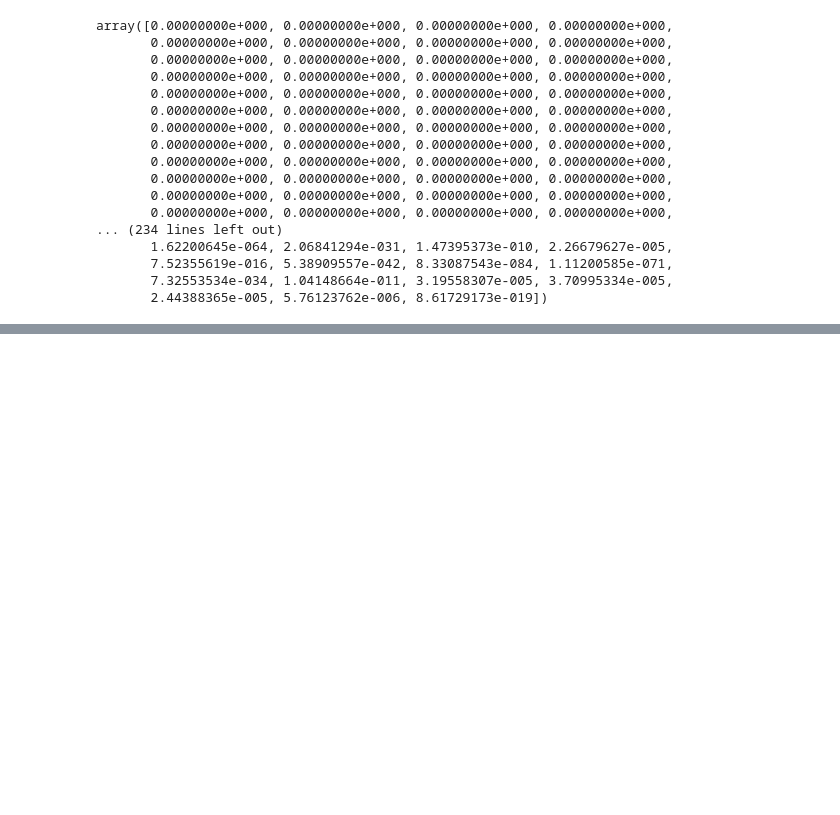
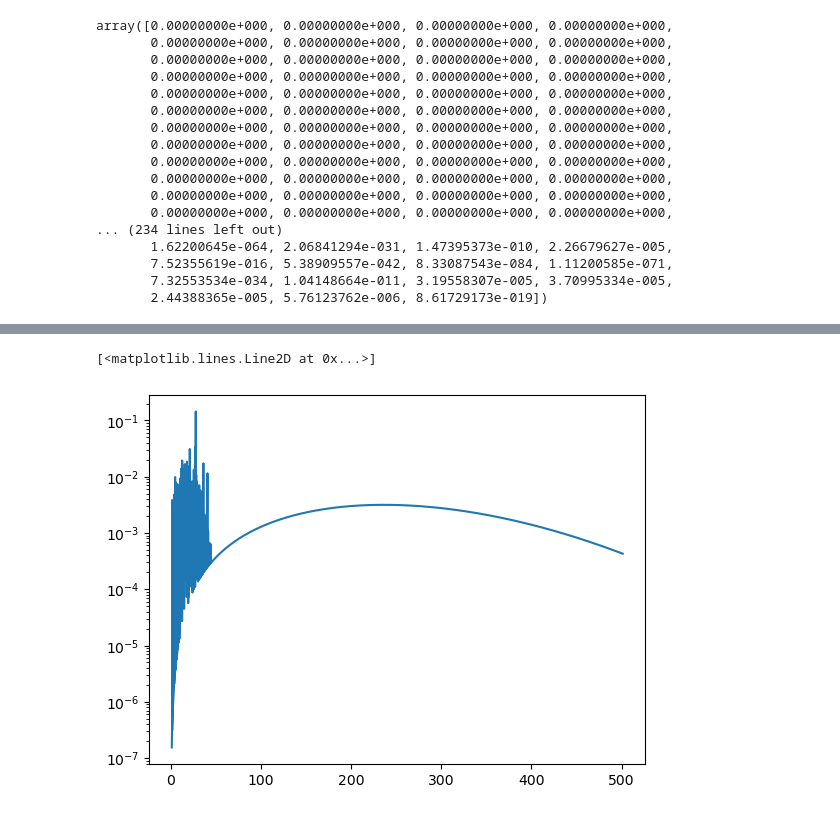
Before and after one commit to shauryagarg145/dark-matter-waves, a Jupyter notebook: modellingstreams.ipynb, the cells around one changed output, grey strips where cells are left out. Drawn from its saved outputs; the diff is of its cells as text; code cells hidden in the pictures; blank space fills up the shorter version.

Commit message:
Update modellingstreams.ipynb
Made a proper model to simulate streams in gal frame. Now it uses different stream densities and samples stream velocities from the halo.

```diff
--- a/modellingstreams.ipynb
+++ b/modellingstreams.ipynb
@@ -148,0 +193,36 @@ array([0.00000000e+000, 0.00000000e+000, 0.00000000e+000, 0.00000000e+000,
+# %%
+def fun(rho, str_num):
+    return np.abs(scipy.stats.skewnorm.pdf(np.log(rho),-2.10,loc=-11.37,scale=7.15)/rho - str_num)
+
+def get_density(str_num):
+    # returns the optimum stream density to get
+    return scipy.optimize.minimize(fun, x0 = 2.04e-3, bounds = [(7.7e-8, np.inf)], args=[str_num]).x[0]
+
+v_c = 1 # just set it to 1 cause v_c = 0 breaks the function
+
+num = 1000
+np.random.seed(0)
+vel = np.random.multivariate_normal((0, 0, 0), np.diag([167]*3), num)
+spd = speed(vel) + v_c
+
+rho = []
+for str_num in range(1, num+1):
+    rho.append(get_density(str_num))
+
+streams = np.column_stack([spd, rho])
+# %%
+plt.clf()
+deltas = []
+sig = 0.01 # ask ciaran what do to about the dispersion velocities
+v = np.logspace(0, 2.7, 1000)
+for v_e, p in streams:
+    gauss = p * speedDistGaussian(v, sig, v_e)
+    deltas.append(gauss)
+
+perturb = np.sum(deltas, axis = 0)
+total = speedDistGaussian(v, 167, v_c) * (1 - np.sum(rho)) + perturb
+
+plt.semilogy(v, total)
+# %% [output]
+[<matplotlib.lines.Line2D at 0x...>]
+[figure, added]
```
Also changed, not shown: parts of 11 cells of this notebook.
